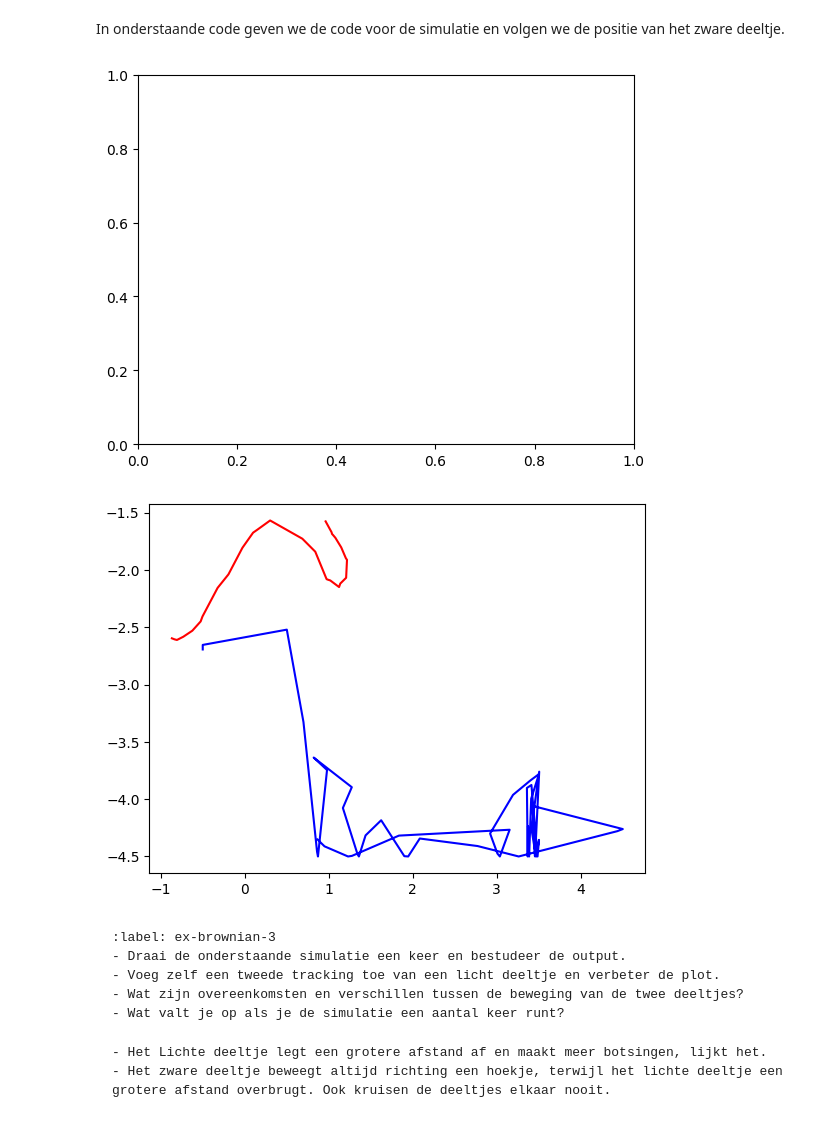
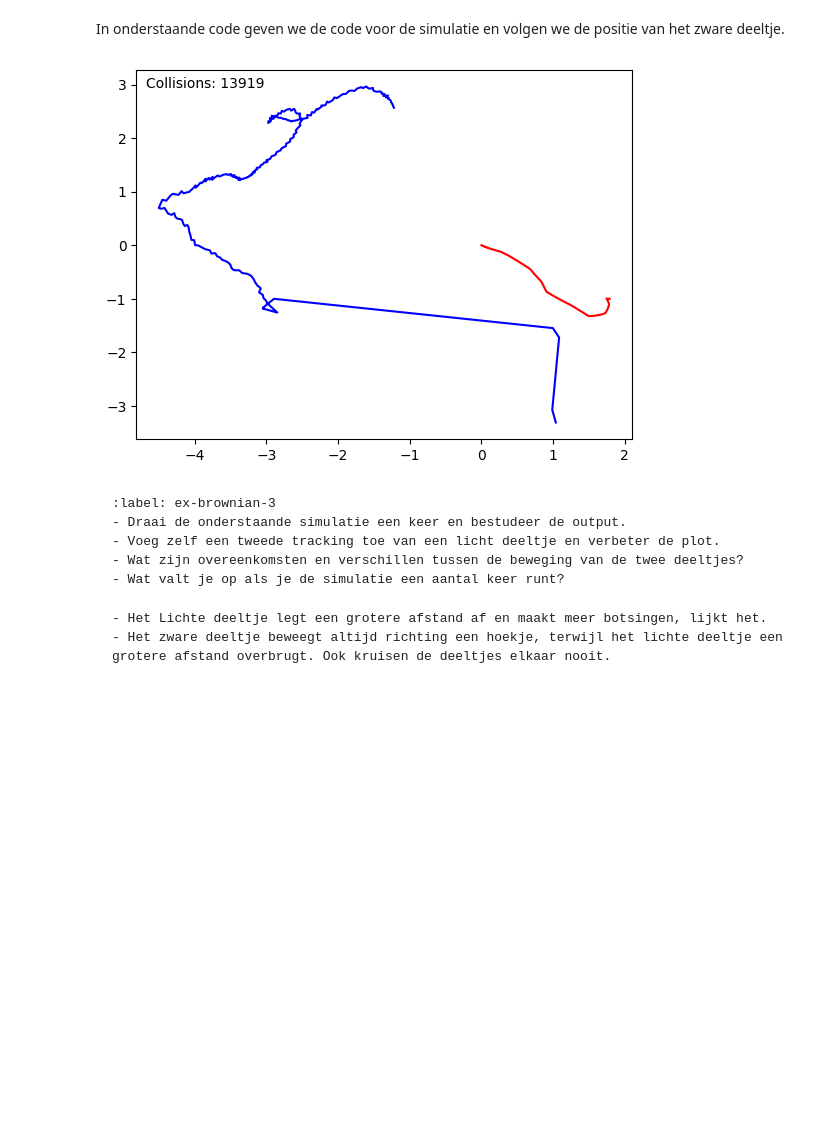
Before and after one commit to daantjebunschoten1-gif/Daantje-Lieke, a Jupyter notebook: Content/PySim/4_brownianmotion.ipynb, the cells around one changed output. Cells and saved outputs as stored; diff of their text form; code cells hidden in the pictures; blank space fills up the shorter version.

````diff
--- a/Content/PySim/4_brownianmotion.ipynb
+++ b/Content/PySim/4_brownianmotion.ipynb
@@ -123,6 +123,9 @@ De code zorgt ervoor dat er een pijl staat in de richting van de snelheid van el
 We gaan nu de functies van de simulatie weer aanroepen:
 # %%
 # Het bepalen of er een botsing plaats vindt
+counter= 0
+
+
 def collide_detection(self, other):
     dx = self.r[0] - other.r[0]
     dy = self.r[1] - other.r[1]
@@ -131,6 +134,7 @@ def collide_detection(self, other):
 
 def particle_collision(p1: ParticleClass, p2: ParticleClass):
     """ past snelheden aan uitgaande van overlap """
+    global counter
     m1, m2 = p1.m, p2.m
     delta_r = p1.r - p2.r
     delta_v = p1.v - p2.v
@@ -138,13 +142,14 @@ def particle_collision(p1: ParticleClass, p2: ParticleClass):
 
     # Als deeltjes van elkaar weg bewegen dan geen botsing
     if dot_product >= 0: # '='-teken voorkomt ook problemen als delta_r == \vec{0}
-        return counter_text
+        counter += 1
 
     distance_squared = np.dot(delta_r, delta_r)
     # Botsing oplossen volgens elastische botsing in 2D
     p1.v -= 2 * m2 / (m1 + m2) * dot_product / distance_squared * delta_r
     p2.v += 2 * m1 / (m1 + m2) * dot_product / distance_squared * delta_r
     counter += 1
+
 def handle_collisions(particles):
 
     """ alle onderlinge botsingen afhandelen voor deeltjes in lijst """
@@ -153,6 +158,7 @@ def handle_collisions(particles):
         for j in range(i+1, num_particles):
             if collide_detection(particles[i], particles[j]):
                 particle_collision(particles[i], particles[j])
+
 def update(frame):
     global counter
     particles.update_position()
@@ -160,6 +166,7 @@ def update(frame):
 
 
     counter_text.set_text(f"Collisions: {counter}")
+    return dots + [counter_text]
 # %% [markdown]
 In onderstaande code geven we de code voor de simulatie en volgen we de positie van het zware deeltje.
 # %%
@@ -170,38 +177,38 @@ track_y = []
 #tracken van het lichte deeltje
 track_x_l = []
 track_y_l = []
 
-#your code/answer
+botsingen = []
 
 #your code/answer
 
 for i in range(400):
 #your code/answer
 
     for p in particles:
         p.update_position()    # Update positie
         p.boxcollision()         # Wandbotsing werkt per deeltje
 
     handle_collisions(particles)
 
 #your code/answer
 
     track_x.append(particles[N-1].r[0])
     track_y.append(particles[N-1].r[1])
     track_x_l.append(particles[N-2].r[0])
     track_y_l.append(particles[N-2].r[1])
 
 #Botsing counter:
-
+    botsingen.append(counter)
 
 plt.figure()
 plt.plot(track_x,track_y,'r')
 plt.plot(track_x_l, track_y_l,'b')
-#your code/answer
+plt.text(0.02, 0.95, f"Collisions: {counter}",
+         transform=plt.gca().transAxes)
 plt.show()
 # %% [output]
-[figure, old version]
+[figure, new version]
-[figure, removed]
 # %% [markdown]
 ```{exercise} Brownian motion in beeld
 :label: ex-brownian-3
````
Also changed, not shown: parts of 3 cells of this notebook, 1 other file.
